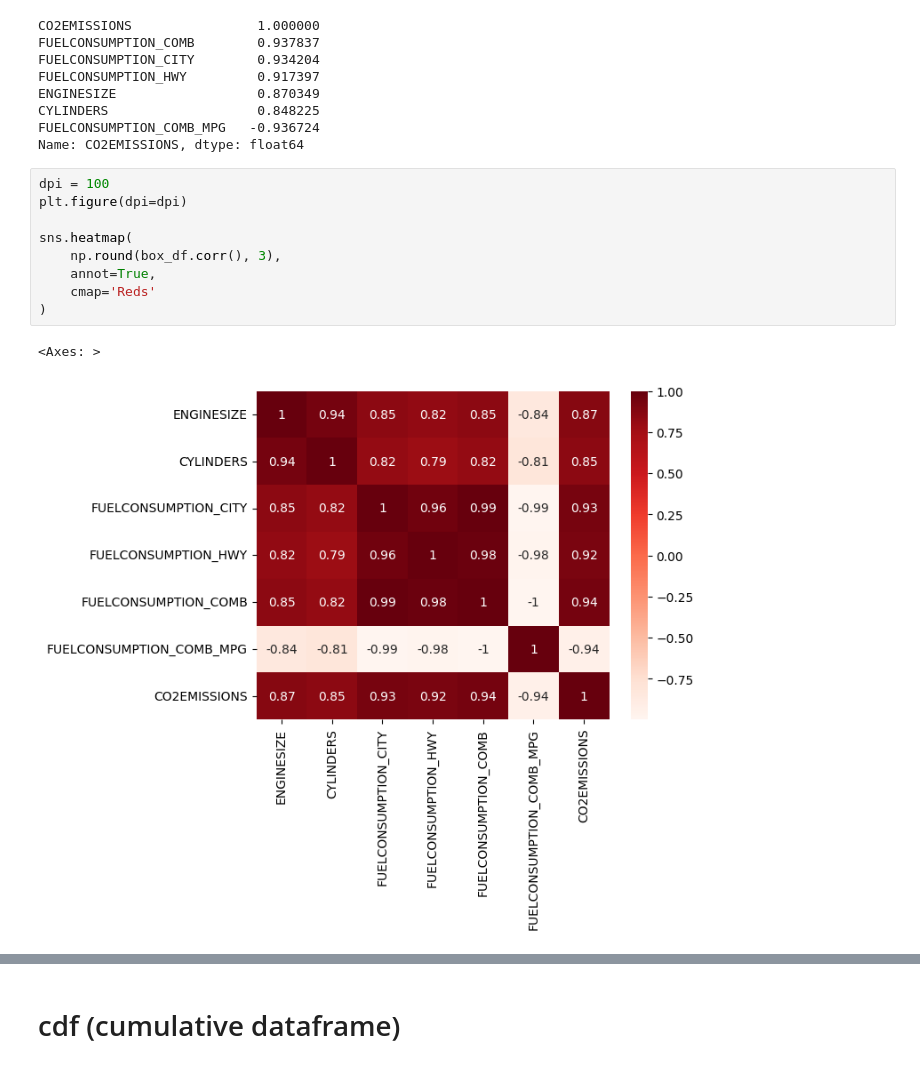
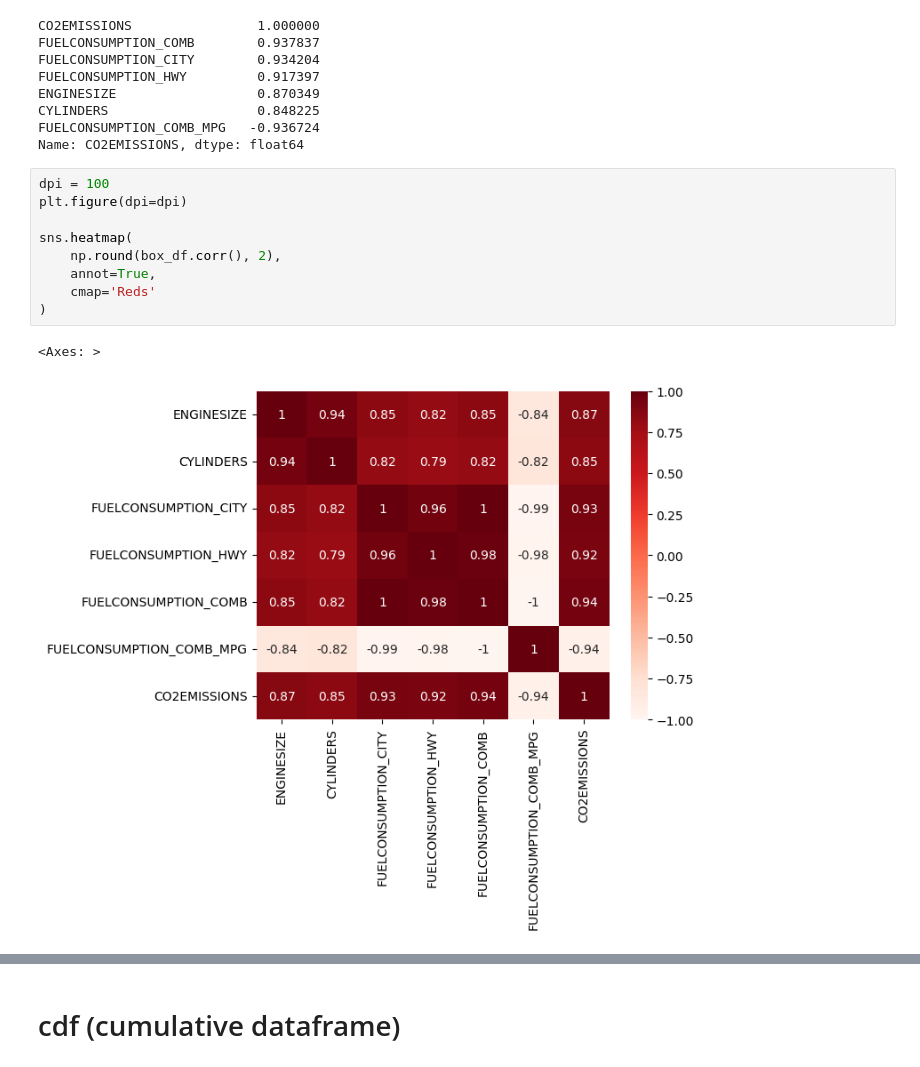
Before and after one commit to MerveTascii00/machine-learning-journey, a Jupyter notebook: 01_Simple_Linear_Regression.ipynb, the cells around one changed output, grey strips where cells are left out. Saved outputs shown, nothing was run; the diff lists cells and outputs as text.

```diff
--- a/01_Simple_Linear_Regression.ipynb
+++ b/01_Simple_Linear_Regression.ipynb
@@ -185,15 +185,15 @@ Name: CO2EMISSIONS, dtype: float64
 # %%
 dpi = 100
 plt.figure(dpi=dpi)
 
 sns.heatmap(
-    np.round(box_df.corr(), 3),
+    np.round(box_df.corr(), 2),
     annot=True,
     cmap='Reds'
 )
 # %% [output]
 <Axes: >
-[figure, old version]
+[figure, new version]
 # %%
 fig, axes = plt.subplots(2, 2, figsize=(14, 12))
 
```
Also changed, not shown: parts of 13 cells of this notebook.
